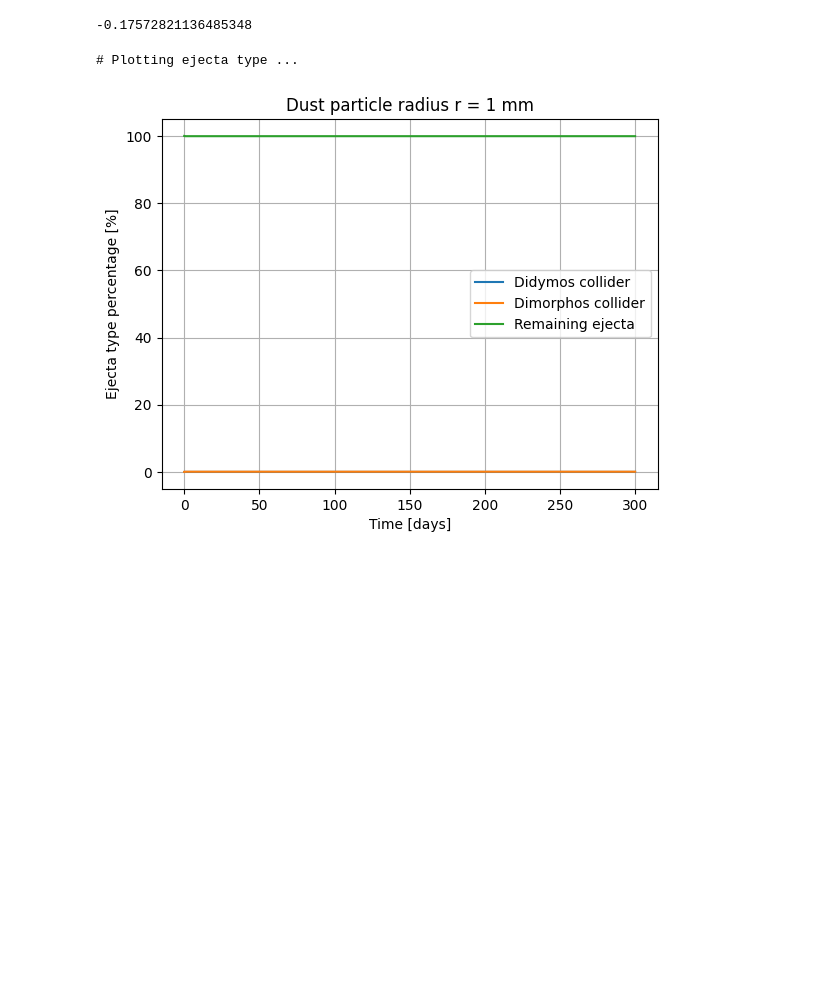
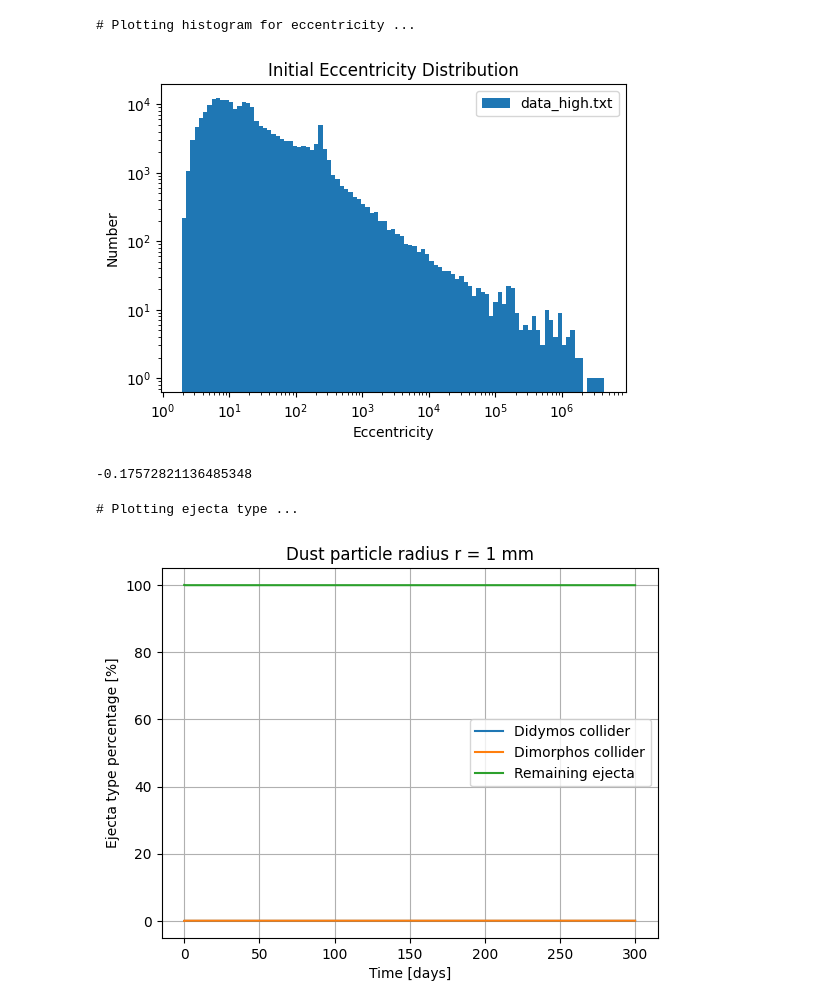
Before and after one commit to gitlinffff/rebound, a Jupyter notebook: analysis/stats_plots.ipynb, the cells around one changed output. Drawn from its saved outputs; the diff is of its cells as text; code cells hidden in the pictures; blank space fills up the shorter version.

```diff
--- a/analysis/stats_plots.ipynb
+++ b/analysis/stats_plots.ipynb
@@ -15,3 +49,35 @@ Np_seq, time, r_dust, data_p = read_particle_frames('/home/linfel/rebound_exp/pa
+# %%
+data_rootdir = "/home/linfel/rebound_exp/test_ejecta_180_datahigh"
+data = np.genfromtxt(os.path.join(data_rootdir, "a_e_t0.csv"), delimiter=',', skip_header=1)
+
+output_dir = os.path.join(data_rootdir, "postprocess")
+os.makedirs(output_dir, exist_ok=True)
+
+# Eccentricity histogram
+
+print("# Plotting histogram for eccentricity ...",flush=True)
+e_p = data[4:, 2]
+bins = np.logspace(np.log10(e_p.min()), np.log10(e_p.max()), num=100)  # set bins for eccentricity
+
+# plot all together
+plt.figure(figsize=(6,4))
+counts, bin_edges = np.histogram(e_p, bins=bins)
+plt.bar(bin_edges[:-1], counts, width=bin_edges[1:] - bin_edges[:-1], align='edge', label='data_high.txt')
+
+plt.xscale('log')
+plt.yscale('log')
+
+plt.xlabel('Eccentricity')
+plt.ylabel('Number')
+plt.title('Initial Eccentricity Distribution')
+plt.legend()
+
+plt.savefig(os.path.join(output_dir, "eccentricity.png"), dpi=300,bbox_inches='tight',pad_inches=0.1)
+plt.show()
+plt.close()
+# %% [output]
+# Plotting histogram for eccentricity ...
+[figure, added]
 # %%
 # Constants
 G = 6.6743e-11
```
Also changed, not shown: parts of 8 cells of this notebook, 4 other files.
